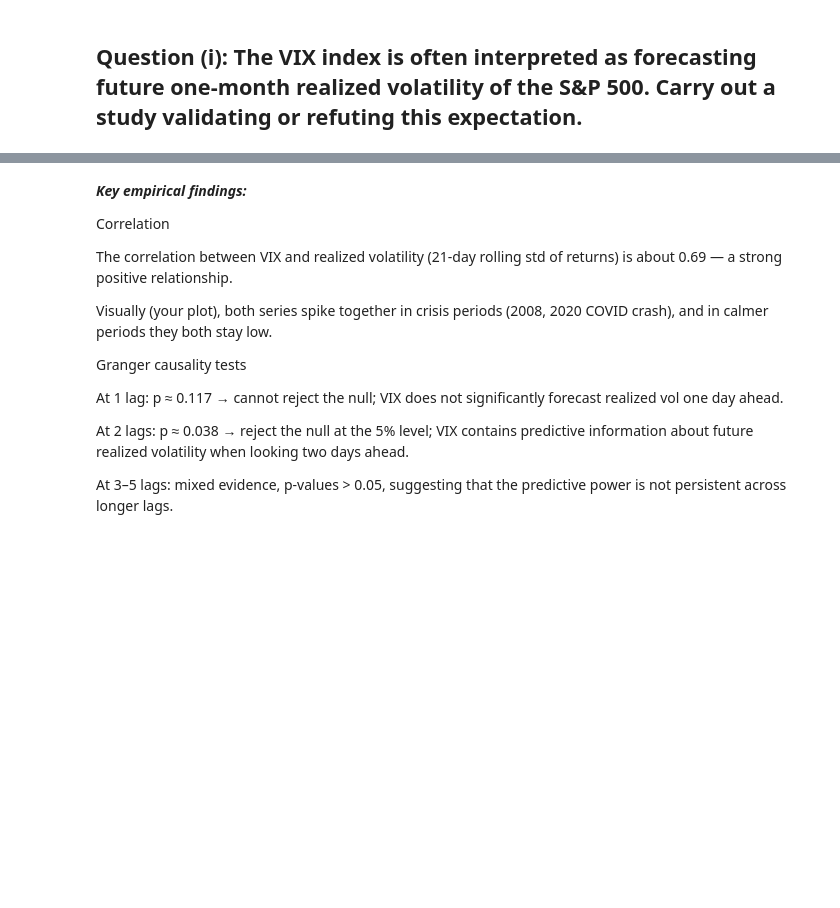
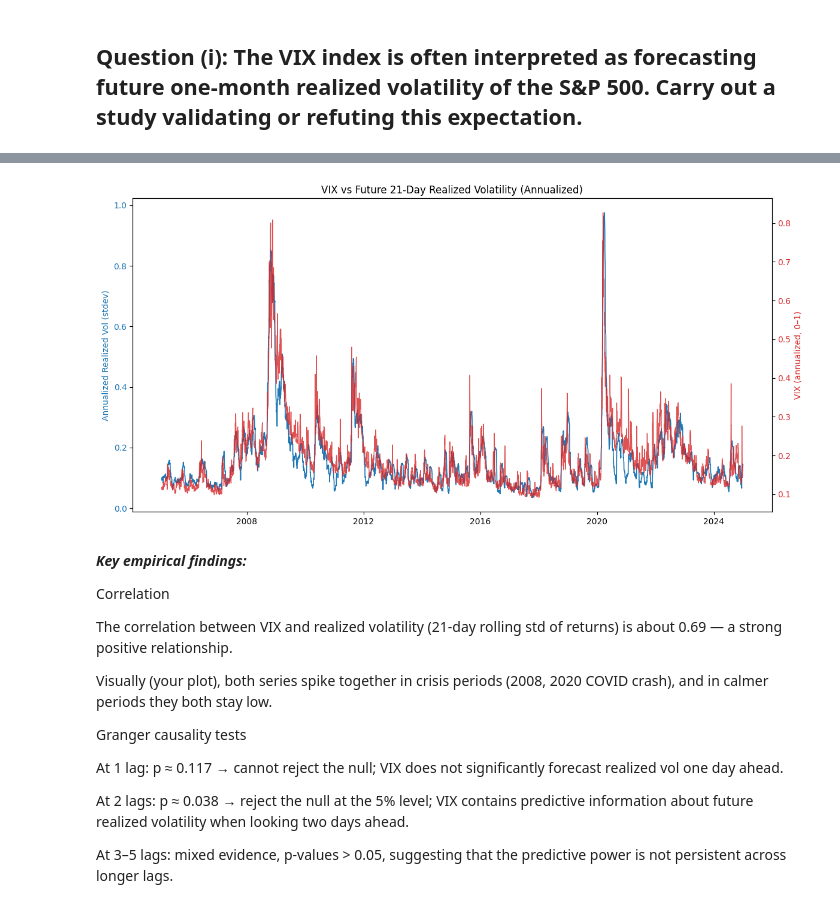
Before and after one commit to arshdeep11112000/Time_Series, a Jupyter notebook: HW3/Presentation2.ipynb, the cells around one changed output, grey strips where cells are left out. Drawn from its saved outputs; the diff is of its cells as text; code cells hidden in the pictures; blank space fills up the shorter version.

```diff
--- a/HW3/Presentation2.ipynb
+++ b/HW3/Presentation2.ipynb
@@ -5,6 +5,8 @@ import yfinance as yf
 import pandas as pd
 import numpy as np
 import matplotlib.pyplot as plt
+import statsmodels.api as sm
+from statsmodels.tsa.api import VAR
 from statsmodels.tsa.stattools import grangercausalitytests
 
 # ----------------------------
@@ -14,60 +16,87 @@ tickers = ["^GSPC", "^VIX"]  # S&P 500 and VIX
 start_date = "2005-01-01"
 end_date = "2025-01-01"
 
-data = yf.download(tickers, start=start_date, end=end_date, progress=False, auto_adjust=True)["Close"]
-data.columns = ["SPX", "VIX"]
+px = yf.download(tickers, start=start_date, end=end_date, progress=False, auto_adjust=True)["Close"]
+px.columns = ["SPX", "VIX"]
 
 # ----------------------------
-# Step 2: Compute daily returns
+# Step 2: Returns & basic transforms
 # ----------------------------
-data["SPX_ret"] = data["SPX"].pct_change()
+# Prefer log returns for stability
+px["r_spx"] = np.log(px["SPX"]).diff()
+
+# VIX is an *annualized* implied vol in %, convert to [0,1]
+px["vix_ann"] = px["VIX"] / 100.0
+# Stationary VIX change series for causality:
+px["dlog_vix"] = np.log(px["VIX"]).diff()
 
 # ----------------------------
-# Step 3: Compute realized volatility
-# 21-day rolling std of daily returns
+# Step 3: Realized volatility targets (future 21 trading days)
+#     - Annualized stdev of next 21 daily returns, aligned at t
 # ----------------------------
-data["RV_21d"] = data["SPX_ret"].rolling(21).std().shift(21)
+rv21_fwd = px["r_spx"].shift(-1).rolling(21).std() * np.sqrt(252)
+px["rv21_ann_fwd"] = rv21_fwd
+
+# Optional benchmark: past 21-day annualized RV (historical)
+px["rv21_ann_hist"] = px["r_spx"].rolling(21).std() * np.sqrt(252)
+
+# Clean
+df = px.dropna().copy()
 
 # ----------------------------
-# Step 4: Align VIX and RV
+# Step 4: Correlation on *matching scales*
+#     Compare annualized VIX vs annualized future RV
 # ----------------------------
-# VIX is % annualized volatility, convert to daily scale if needed
-data["VIX_pct"] = data["VIX"] / 100.0
+corr = df[["vix_ann", "rv21_ann_fwd"]].corr()
+print("Correlation (annualized VIX vs annualized future RV21):\n", corr, "\n")
 
 # ----------------------------
-# Step 5: Simple correlation study
+# Step 5: Predictive regression (VIX → future RV), HAC SEs
+#     Use log-linear form: log(RV) on log(VIX)
 # ----------------------------
-corr = data[["VIX_pct", "RV_21d"]].corr()
-print("Correlation between VIX and realized vol:\n", corr)
+y = np.log(df["rv21_ann_fwd"])
+X = sm.add_constant(np.log(df["vix_ann"]))
+ols = sm.OLS(y, X).fit(cov_type="HAC", cov_kwds={"maxlags":5})
+print(ols.summary())
+
+# Back-transform fitted values (optional)
+df["rv21_hat_vix_mz"] = np.exp(ols.predict(sm.add_constant(np.log(df["vix_ann"]))))
 
 # ----------------------------
-# Step 6: Granger causality test
+# Step 6: Stationary Granger / VAR
+#     Use SPX returns and Δlog(VIX)
 # ----------------------------
-df = data.dropna()
-print("Granger causality tests (does VIX help predict SPX returns?):")
-grangercausalitytests(df[["SPX_ret", "VIX_pct"]], maxlag=5, verbose=True)
+var_df = df[["r_spx", "dlog_vix"]].dropna()
 
-print("Granger causality tests (does SPX returns help predict VIX?):")
-grangercausalitytests(df[["VIX_pct", "SPX_ret"]], maxlag=5, verbose=True)
+# Quick Granger in both directions (lags up to 5)
+print("\nGranger tests with stationary series (r_spx, dlog_vix):")
+grangercausalitytests(var_df[["r_spx", "dlog_vix"]], maxlag=5, verbose=True)  # does dlog_vix help r_spx?
+grangercausalitytests(var_df[["dlog_vix", "r_spx"]], maxlag=5, verbose=True)  # does r_spx help dlog_vix?
+
+# Also fit a VAR with lag selection and print summary
+sel = VAR(var_df).select_order(maxlags=10)
+p = sel.aic  # could also choose sel.bic
+print("\nSelected VAR lag (AIC):", p)
+res = VAR(var_df).fit(p)
+print(res.summary())
 
 # ----------------------------
-# Step 7: Visualization (dual y-axis)
+# Step 7: Visualization (dual y-axis, consistent units)
 # ----------------------------
 fig, ax1 = plt.subplots(figsize=(12,6))
 
-# 左轴: RV
-ax1.plot(data.index, data["RV_21d"], color="blue", label="Realized Vol (21d)")
-ax1.set_ylabel("Realized Volatility (std of returns)", color="blue")
-ax1.tick_params(axis='y', labelcolor="blue")
+# Left axis: annualized future RV21
+ax1.plot(df.index, df["rv21_ann_fwd"], label="Future RV (21d, annualized)", lw=1.2)
+ax1.set_ylabel("Annualized Realized Vol (stdev)", color="C0")
+ax1.tick_params(axis='y', labelcolor="C0")
 
-# 右轴: VIX
+# Right axis: annualized VIX
 ax2 = ax1.twinx()
-ax2.plot(data.index, data["VIX_pct"], color="red", label="VIX")
-ax2.set_ylabel("VIX (Implied Volatility)", color="red")
-ax2.tick_params(axis='y', labelcolor="red")
+ax2.plot(df.index, df["vix_ann"], color="C3", label="VIX (annualized)", lw=1.0, alpha=0.8)
+ax2.set_ylabel("VIX (annualized, 0–1)", color="C3")
+ax2.tick_params(axis='y', labelcolor="C3")
 
-# 标题 & 图例
-plt.title("VIX vs Realized Volatility (S&P 500)")
+plt.title("VIX vs Future 21-Day Realized Volatility (Annualized)")
 fig.tight_layout()
 plt.show()
 # %% [output]
@@ -75,3 +137,4 @@ ModuleNotFoundError: No module named 'statsmodels'
+[figure, added]
 # %% [markdown]
 ***Key empirical findings:***
 
```
Also changed, not shown: parts of 6 cells of this notebook.
